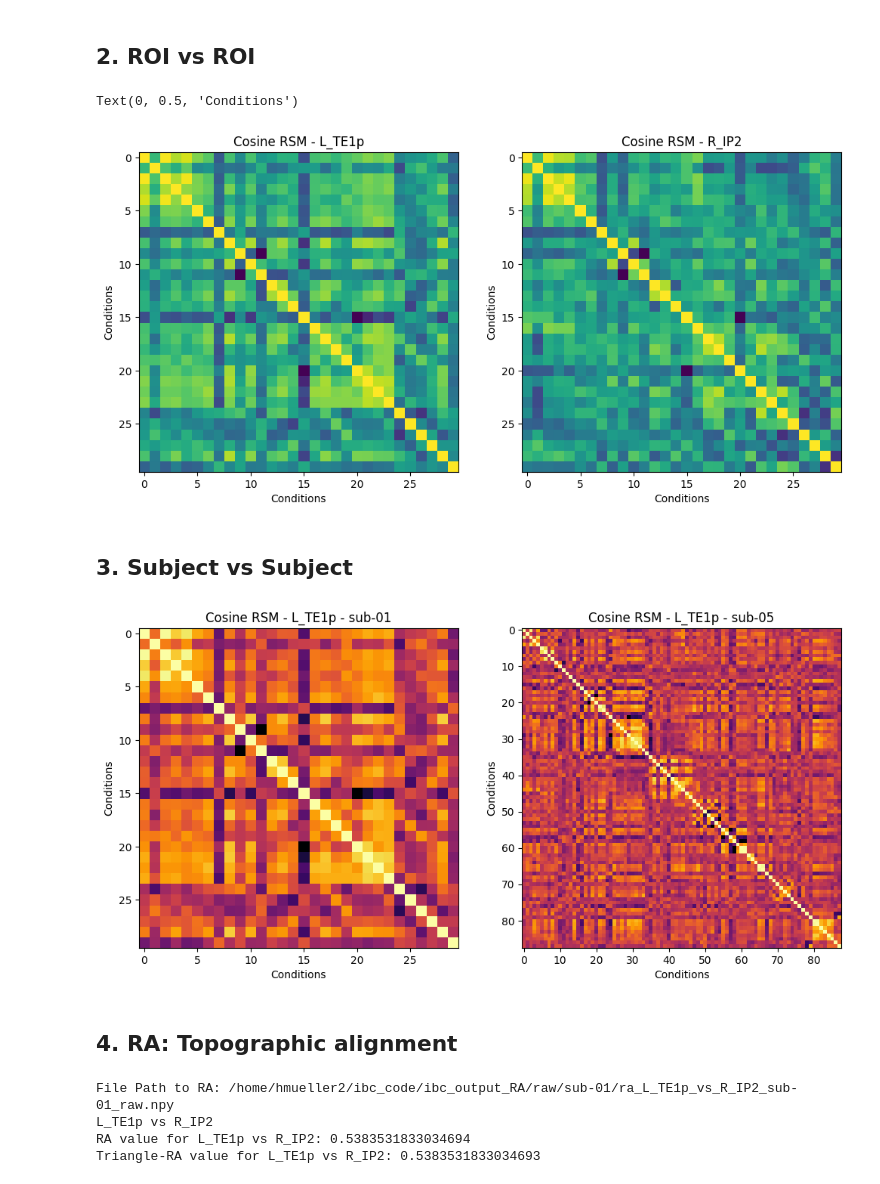
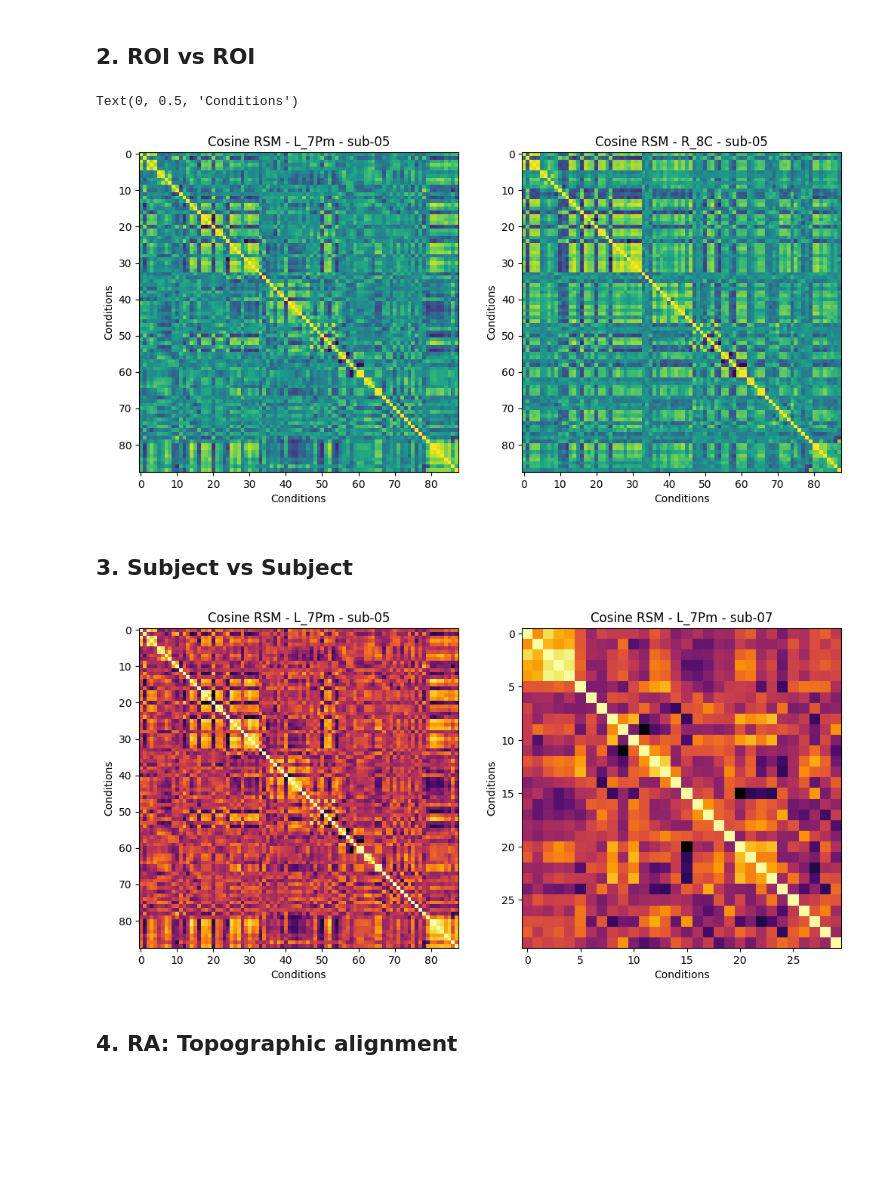
Before and after one commit to Cognitive-Neuroscience-Neurotechnology/ibc_latent, a Jupyter notebook: RSA/RSM_Visualization.ipynb, the cells around one changed output. Drawn from its saved outputs; the diff is of its cells as text; code cells hidden in the pictures; blank space fills up the shorter version.

```diff
--- a/RSA/RSM_Visualization.ipynb
+++ b/RSA/RSM_Visualization.ipynb
@@ -26,7 +26,7 @@ Spearman RSM path: /home/hmueller2/ibc_code/ibc_output_RSA_spearman
 Cosine RSM path: /home/hmueller2/ibc_code/ibc_output_RSA_cosine
 # %%
 # DEFINITIONS
-subject = 'sub-01'
+subject = 'sub-05'
 parcel = 'random' # choose specific or 'random'
 method = 'cosine' # choose 'cosine' or 'spearman'
 
@@ -121,64 +121,40 @@ rsm_compare = np.loadtxt(os.path.join(eval(f'rsm_{method}_path'), subject, f'rsm
 # Plot the RSMs for comparison
 fig, axes = plt.subplots(1, 2, figsize=(12, 6))
 axes[0].imshow(rsm_cosine if method == 'cosine' else rsm_spearman, cmap='viridis')
-axes[0].set_title(f'Cosine RSM - {parcel}')
+axes[0].set_title(f'Cosine RSM - {parcel} - {subject}')
 axes[0].set_xlabel('Conditions')
 axes[0].set_ylabel('Conditions')
 
 axes[1].imshow(rsm_compare, cmap='viridis')
-axes[1].set_title(f'Cosine RSM - {parcel_compare}')
+axes[1].set_title(f'Cosine RSM - {parcel_compare} - {subject}')
 axes[1].set_xlabel('Conditions')
 axes[1].set_ylabel('Conditions')
 # %% [output]
 Text(0, 0.5, 'Conditions')
-[figure, old version]
+[figure, new version]
 # %% [markdown]
 ## 3. Subject vs Subject
 # %%
 # Define the subjects to compare
-subjects = [subject, 'sub-05']  # Add more subjects as needed
+subjects = [subject, 'sub-07']  # Add more subjects as needed
 
 # Load the RSMs for each subject
 rsms = []
 for subj in subjects:
     rsm_path = os.path.join(eval(f'rsm_{method}_path'), subj, f'rsm_{parcel}_ROI_{subj}_all-contrasts_method-{method}.csv')
     rsms.append(np.loadtxt(rsm_path, delimiter=','))
 
 # Plot the RSMs for comparison
 fig, axes = plt.subplots(1, len(subjects), figsize=(12, 6))
 for i, (rsm, subj) in enumerate(zip(rsms, subjects)):
     axes[i].imshow(rsm, cmap='inferno') # I like 'inferno', 'magma' and 'viridis'
     axes[i].set_title(f'{method.capitalize()} RSM - {parcel} - {subj}')
     axes[i].set_xlabel('Conditions')
     axes[i].set_ylabel('Conditions')
 
 plt.show()
 # %% [output]
-[figure, old version]
+[figure, new version]
 # %% [markdown]
 ## 4. RA: Topographic alignment
-# %%
-# Define the path to the RA file for the subject
-parcel1 = parcel
-parcel2 = parcel_compare
-suffix = '_raw.npy'
-ra_path = os.path.join(base_dir, 'ibc_output_RA', 'raw', subject, f'ra_{parcel1}_vs_{parcel2}_{subject}{suffix}')
-ra_path_triangle = os.path.join(base_dir, 'ibc_output_RA_triangle', 'raw', subject, f'ra_{parcel1}_vs_{parcel2}_{subject}{suffix}')
-
-# Print the file path
-print(f"File Path to RA: {ra_path}")
-print (f"{parcel} vs {parcel_compare}")
-
-# Load the RA data for the three comparisons
-ra_data = np.load(os.path.join(base_dir, 'ibc_output_RA', 'raw', subject, f'ra_{parcel1}_vs_{parcel2}_{subject}{suffix}'))
-ra_data_triangle = np.load(os.path.join(base_dir, 'ibc_output_RA_triangle', 'raw', subject, f'ra_{parcel1}_vs_{parcel2}_{subject}{suffix}'))
-
-# Print the RA values
-print(f"RA value for {parcel1} vs {parcel2}: {ra_data}")
-print(f"Triangle-RA value for {parcel1} vs {parcel2}: {ra_data_triangle}")
-# %% [output]
-File Path to RA: /home/hmueller2/ibc_code/ibc_output_RA/raw/sub-01/ra_L_TE1p_vs_R_IP2_sub-01_raw.npy
-L_TE1p vs R_IP2
-RA value for L_TE1p vs R_IP2: 0.5383531833034694
-Triangle-RA value for L_TE1p vs R_IP2: 0.5383531833034693
 # %%
```
Also changed, not shown: parts of 4 cells of this notebook.
